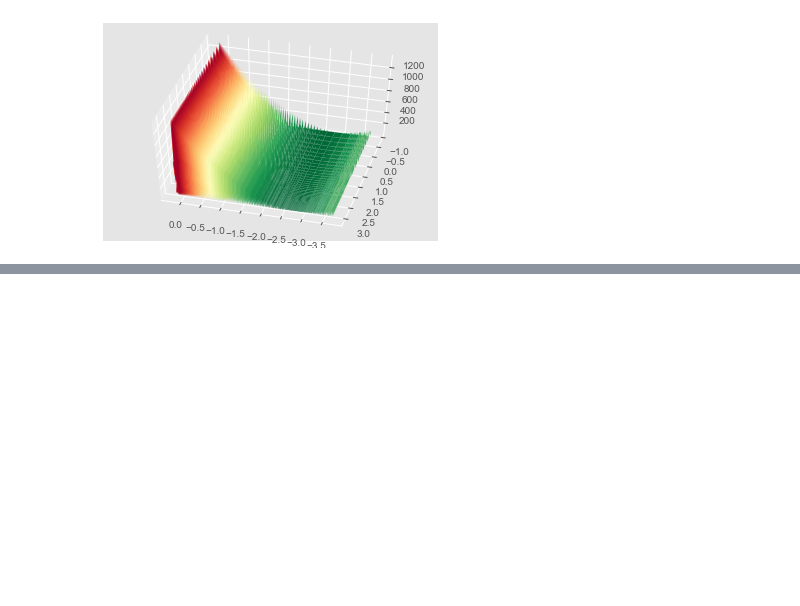
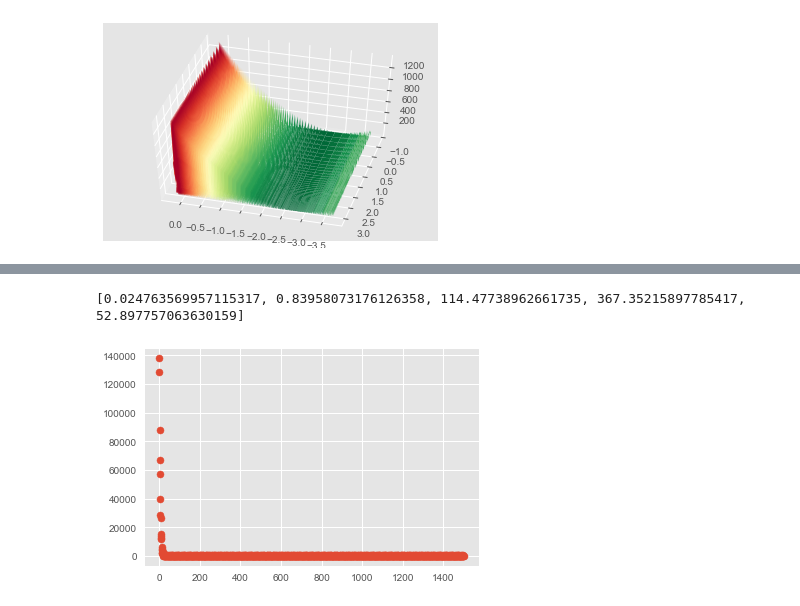
Before and after one commit to jacobdanovitch/Data-Science-Workshops, a Jupyter notebook: Linear Regression.ipynb, the cells around one changed output, grey strips where cells are left out. Saved outputs shown, nothing was run; the diff lists cells and outputs as text; code cells hidden in the pictures; blank space fills up the shorter version.

```diff
--- a/Linear Regression.ipynb
+++ b/Linear Regression.ipynb
@@ -323,0 +471,29 @@ weights, weight_history, error_history = gradient_descent(pred['PD'], pred['Win_
+# %%
+x = data[['O3PM', 'OFG_pct', 'PACE']]
+y = data['PA']
+features = len(x.loc[0])+1
+
+def multiple_gradient_descent(x, y, weights, alpha=0.001, iterations=100):
+    x.insert(0, 'X0', 1)
+
+    weight_history = np.empty(len(x.loc[0]))+1
+    error_history = []
+    for i in range(iterations):
+        for j in range(len(x)):
+            hypothesis = np.sum(np.dot(x.loc[j], weights))
+            error_history.append(compute_error(hypothesis, y[j]))
+            weights = update_weights(weights, alpha, hypothesis, y[j])
+            weight_history = np.vstack([weight_history, weights])
+    weight_history = weight_history[1:]
+    return weights, weight_history, error_history
+
+weights = (np.random.sample(features)+np.random.randint(-5, 10,features)).tolist()
+weights, weight_history, error_history = multiple_gradient_descent(x, y, weights, iterations=50, alpha=0.001)
+
+plt.scatter(range(len(error_history)),error_history)
+print(error_history[-5:])
+#print(weight_history[-5:])
+#print(weight_history[:5])
+# %% [output]
+[0.024763569957115317, 0.83958073176126358, 114.47738962661735, 367.35215897785417, 52.897757063630159]
+[figure, added]
```
Also changed, not shown: parts of 24 cells of this notebook, 1 other file.
